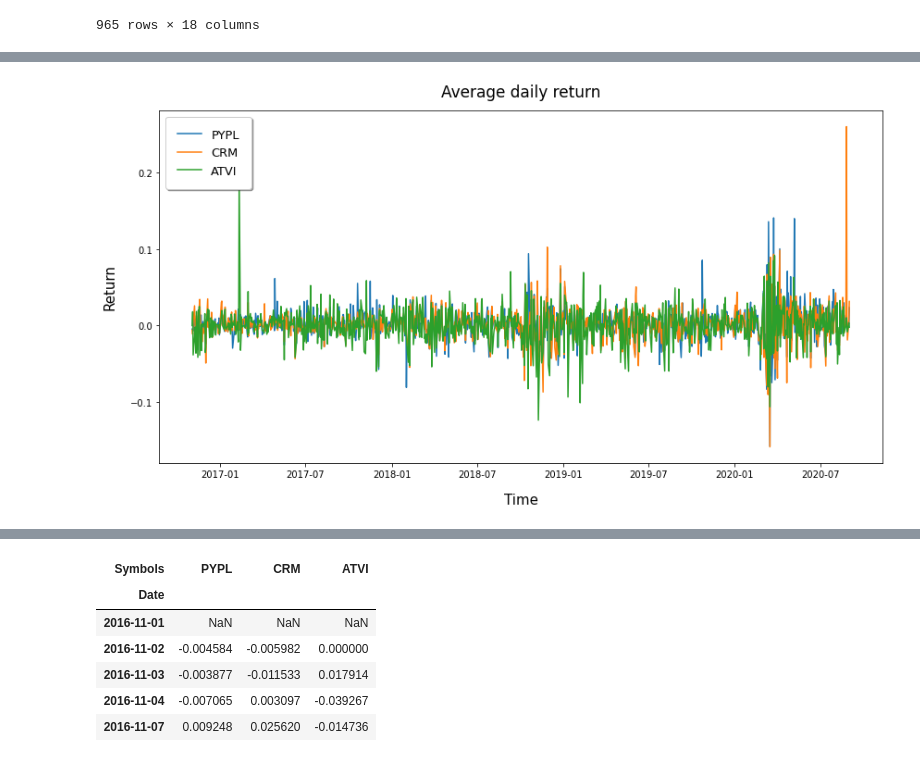
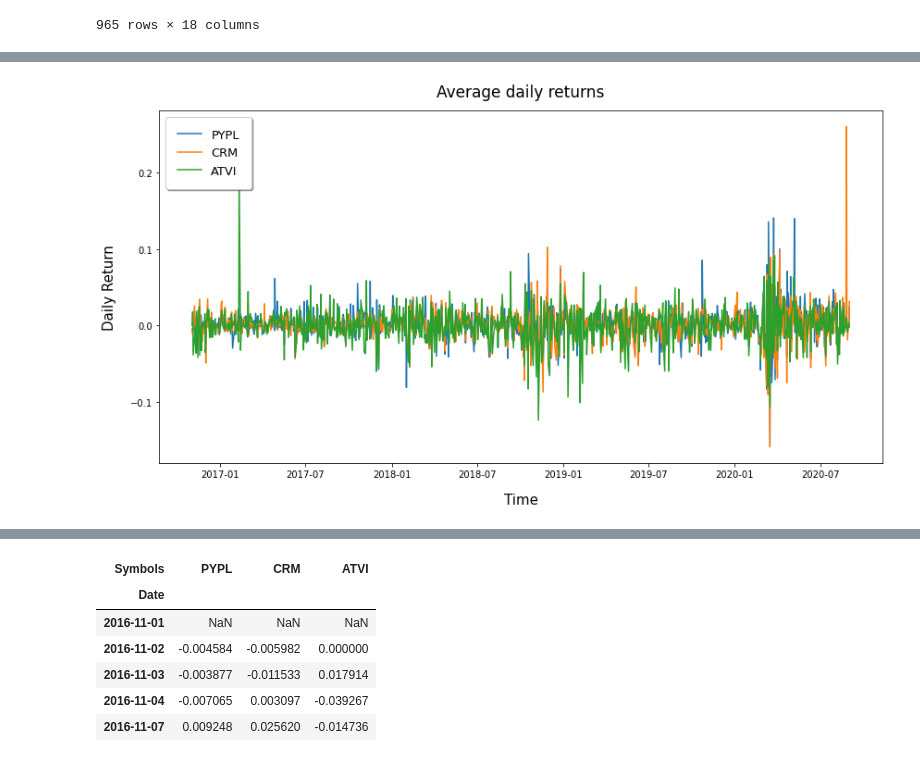
Before and after one commit to AdamSikorski/Markowitz-portfolio-model, a Jupyter notebook: Markowitz_model_newest_version.ipynb, the cells around one changed output, grey strips where cells are left out. Saved outputs shown, nothing was run; the diff lists cells and outputs as text; code cells hidden in the pictures.

```diff
--- a/Markowitz_model_newest_version.ipynb
+++ b/Markowitz_model_newest_version.ipynb
@@ -102,13 +103,15 @@ plt.show()
 # %%
+# Average daily returns - graph
+
 params = {'legend.fontsize': 13, 'legend.handlelength': 2}
 plot.rcParams.update(params)
 
 plt.figure(figsize=(14, 7))
 plt.plot(index, adj_close.pct_change())
-plt.title("Average daily return",fontsize=17, pad = 15)
+plt.title("Average daily returns",fontsize=17, pad = 15)
 plt.xlabel("Time",fontsize=15,labelpad=15)
-plt.ylabel("Return",fontsize=15,labelpad=15)
+plt.ylabel("Daily Return",fontsize=15,labelpad=15)
 plt.legend(companies, loc='upper left', fancybox=True, framealpha=1, shadow=True, borderpad=1)
 plt.show()
 # %% [output]
-[figure, old version]
+[figure, new version]
```
Also changed, not shown: parts of 4 cells of this notebook.
